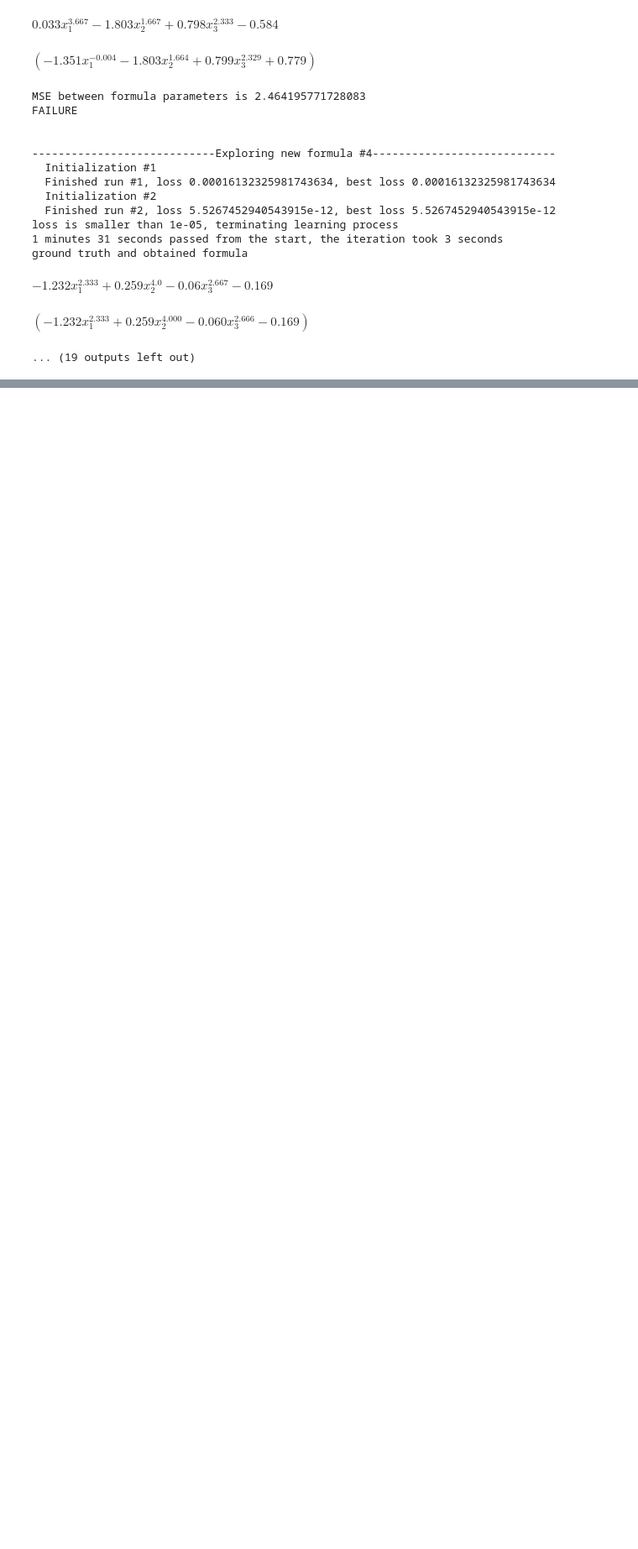
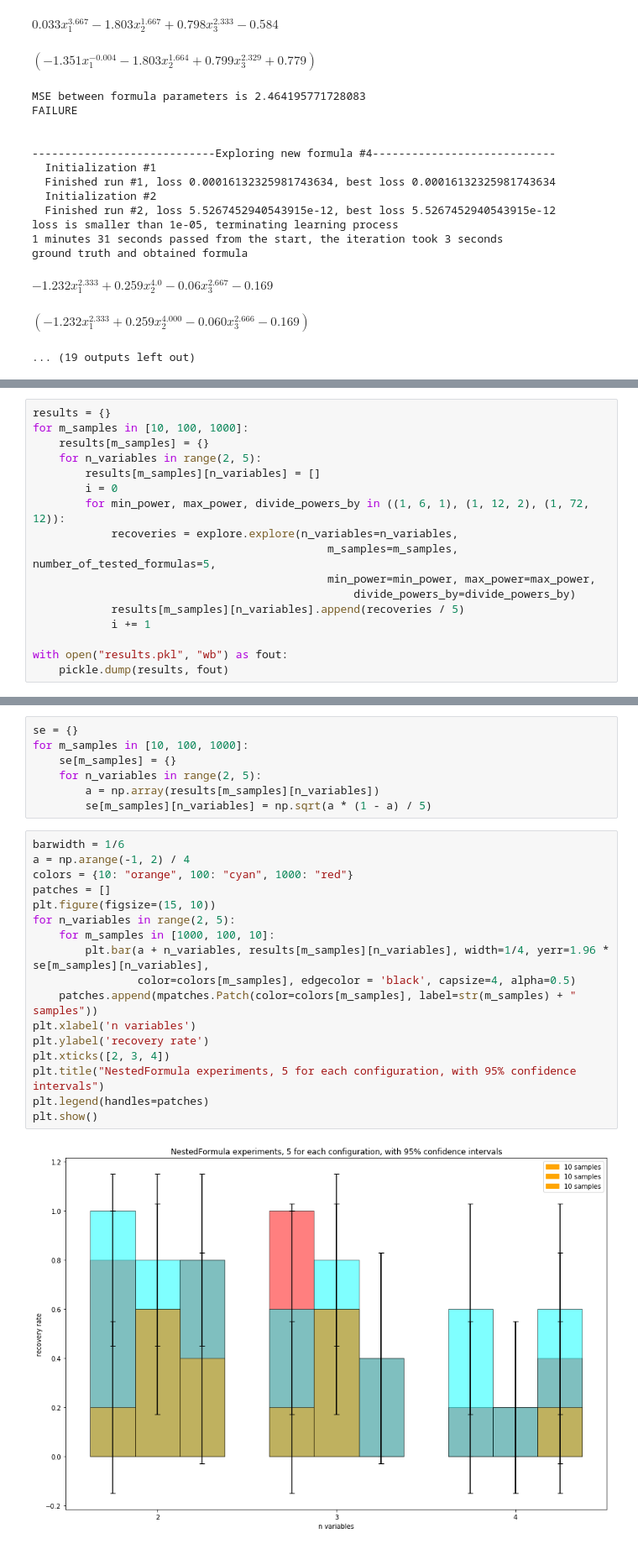
Before and after one commit to zybinmikhail/NestedFormulas, a Jupyter notebook: exploring the possibilities and limitations of the algorithm.ipynb, the cells around one changed output, grey strips where cells are left out. Shown at 84% size. Saved outputs shown, nothing was run; the diff lists cells and outputs as text; blank space fills up the shorter version.

```diff
--- a/exploring the possibilities and limitations of the algorithm.ipynb
+++ b/exploring the possibilities and limitations of the algorithm.ipynb
@@ -303,0 +386,17 @@ $\displaystyle \left(-1.232x_1^{2.333} + 0.259x_2^{4.000}-0.060x_3^{2.666}-0.169
+# %%
+results = {}
+for m_samples in [10, 100, 1000]:
+    results[m_samples] = {}
+    for n_variables in range(2, 5):
+        results[m_samples][n_variables] = []
+        i = 0
+        for min_power, max_power, divide_powers_by in ((1, 6, 1), (1, 12, 2), (1, 72, 12)):
+            recoveries = explore.explore(n_variables=n_variables,
+                                             m_samples=m_samples, number_of_tested_formulas=5,
+                                             min_power=min_power, max_power=max_power,
+                                                 divide_powers_by=divide_powers_by)
+            results[m_samples][n_variables].append(recoveries / 5)
+            i += 1
+
+with open("results.pkl", "wb") as fout:
+    pickle.dump(results, fout)
@@ -303,0 +488,26 @@ $\displaystyle \left(-1.232x_1^{2.333} + 0.259x_2^{4.000}-0.060x_3^{2.666}-0.169
+# %%
+se = {}
+for m_samples in [10, 100, 1000]:
+    se[m_samples] = {}
+    for n_variables in range(2, 5):
+        a = np.array(results[m_samples][n_variables])
+        se[m_samples][n_variables] = np.sqrt(a * (1 - a) / 5)
+# %%
+barwidth = 1/6
+a = np.arange(-1, 2) / 4
+colors = {10: "orange", 100: "cyan", 1000: "red"}
+patches = []
+plt.figure(figsize=(15, 10))
+for n_variables in range(2, 5):
+    for m_samples in [1000, 100, 10]:
+        plt.bar(a + n_variables, results[m_samples][n_variables], width=1/4, yerr=1.96 * se[m_samples][n_variables],
+                color=colors[m_samples], edgecolor = 'black', capsize=4, alpha=0.5)
+    patches.append(mpatches.Patch(color=colors[m_samples], label=str(m_samples) + " samples"))
+plt.xlabel('n variables')
+plt.ylabel('recovery rate')
+plt.xticks([2, 3, 4])
+plt.title("NestedFormula experiments, 5 for each configuration, with 95% confidence intervals")
+plt.legend(handles=patches)
+plt.show()
+# %% [output]
+[figure, added]
```
Also changed, not shown: parts of 8 cells of this notebook, 12 other files.
